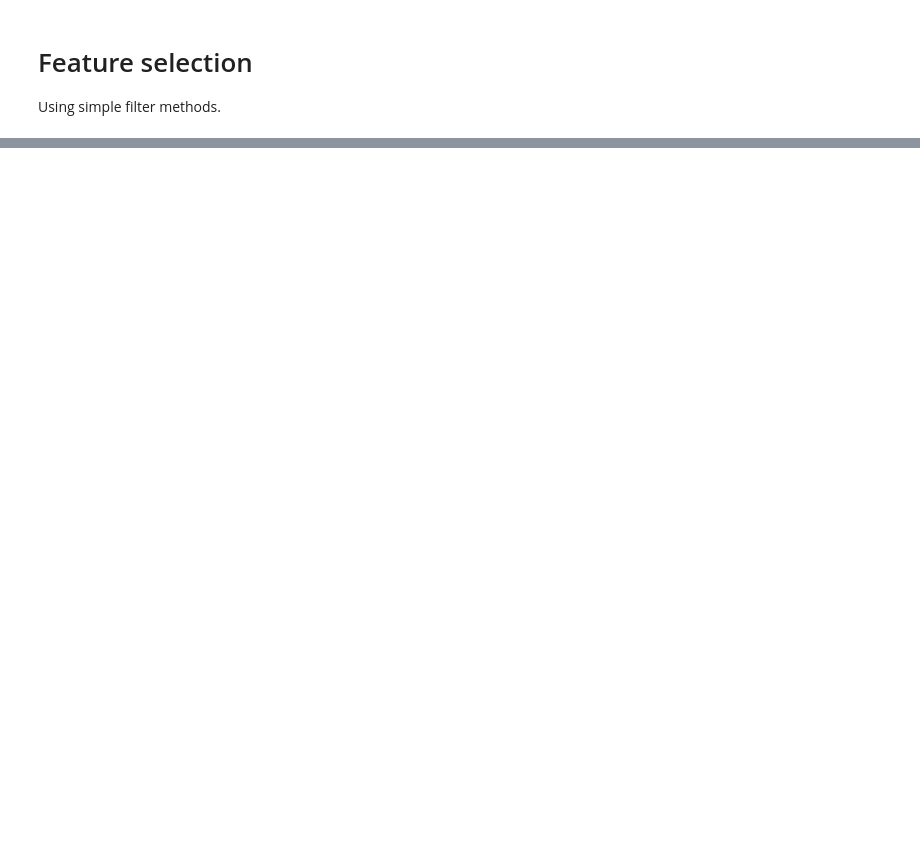
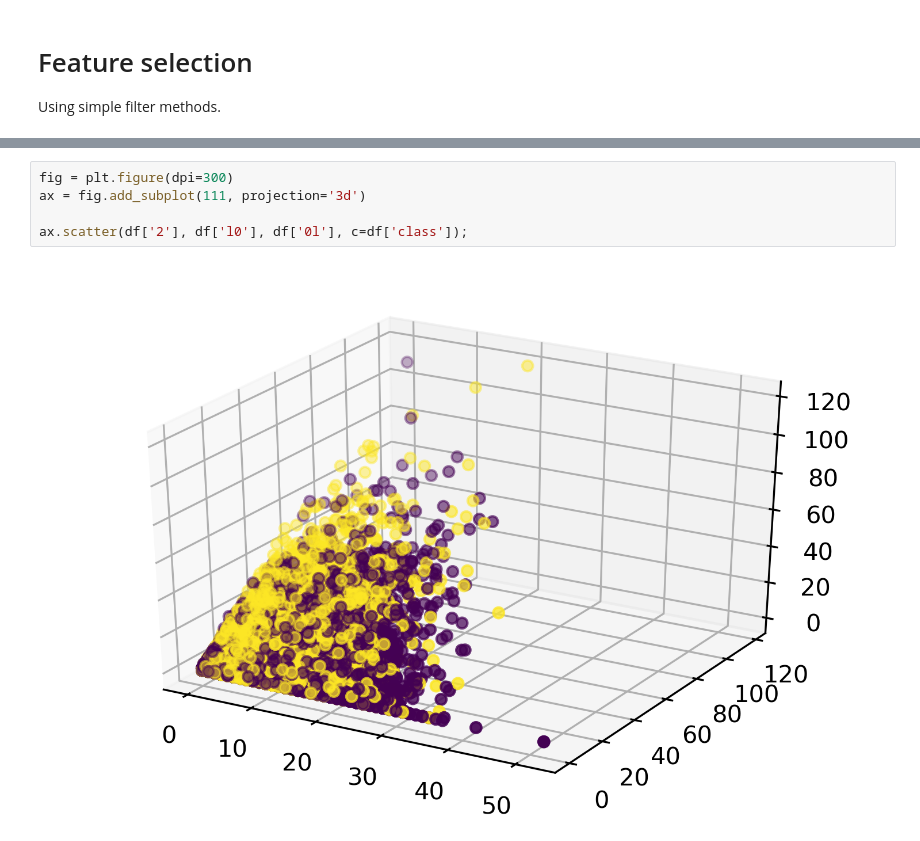
Before and after one commit to samuelefiorini/tangle, a Jupyter notebook: notebooks/naive_clf_assessment.ipynb, the cells around one changed output, grey strips where cells are left out. Cells and saved outputs as stored; diff of their text form; blank space fills up the shorter version.

```diff
--- a/notebooks/naive_clf_assessment.ipynb
+++ b/notebooks/naive_clf_assessment.ipynb
@@ -368,0 +379,7 @@ chi2_test.sort
+# %%
+fig = plt.figure(dpi=300)
+ax = fig.add_subplot(111, projection='3d')
+
+ax.scatter(df['2'], df['l0'], df['0l'], c=df['class']);
+# %% [output]
+[figure, added]
```
Also changed, not shown: parts of 4 cells of this notebook, 1 other file.
